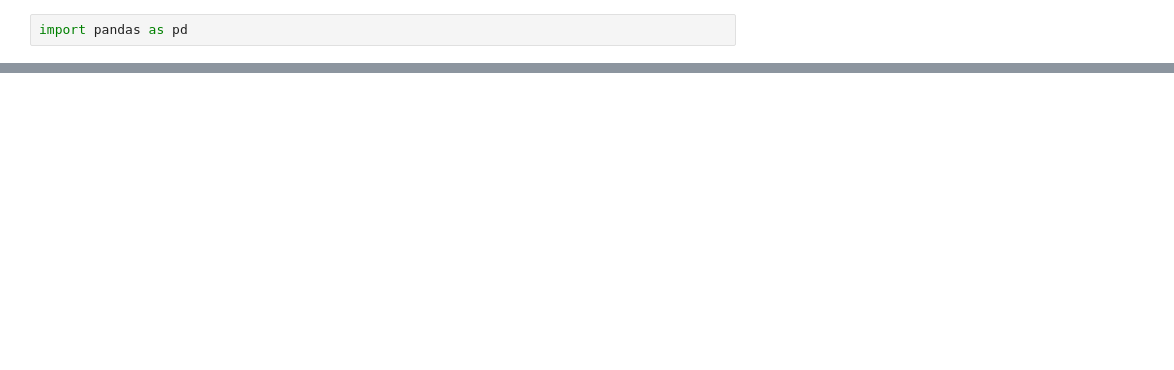
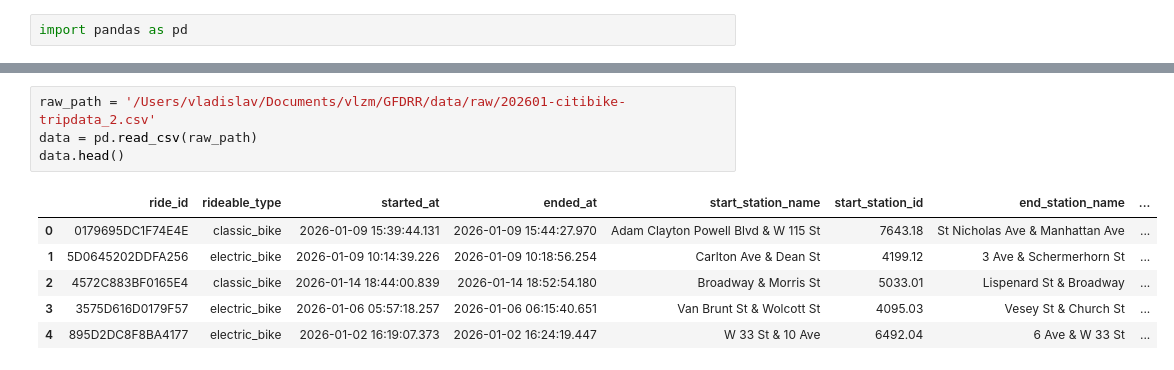
Before and after one commit to vlzm/GFDRR, a Jupyter notebook: notebooks/00_EDA.ipynb, the cells around one changed output, grey strips where cells are left out. Drawn from its saved outputs; the diff is of its cells as text; blank space fills up the shorter version.

```diff
--- a/notebooks/00_EDA.ipynb
+++ b/notebooks/00_EDA.ipynb
@@ -13,0 +25,11 @@ data.head()
+# %%
+raw_path = '/Users/vladislav/Documents/vlzm/GFDRR/data/raw/202601-citibike-tripdata_2.csv'
+data = pd.read_csv(raw_path)
+data.head()
+# %% [output]
+|  | ride_id | rideable_type | started_at | ended_at | start_station_name | start_station_id | end_station_name | ... |
+| 0 | 0179695DC1F74E4E | classic_bike | 2026-01-09 15:39:44.131 | 2026-01-09 15:44:27.970 | Adam Clayton Powell Blvd & W 115 St | 7643.18 | St Nicholas Ave & Manhattan Ave | ... |
+| 1 | 5D0645202DDFA256 | electric_bike | 2026-01-09 10:14:39.226 | 2026-01-09 10:18:56.254 | Carlton Ave & Dean St | 4199.12 | 3 Ave & Schermerhorn St | ... |
+| 2 | 4572C883BF0165E4 | classic_bike | 2026-01-14 18:44:00.839 | 2026-01-14 18:52:54.180 | Broadway & Morris St | 5033.01 | Lispenard St & Broadway | ... |
+| 3 | 3575D616D0179F57 | electric_bike | 2026-01-06 05:57:18.257 | 2026-01-06 06:15:40.651 | Van Brunt St & Wolcott St | 4095.03 | Vesey St & Church St | ... |
+| 4 | 895D2DC8F8BA4177 | electric_bike | 2026-01-02 16:19:07.373 | 2026-01-02 16:24:19.447 | W 33 St & 10 Ave | 6492.04 | 6 Ave & W 33 St | ... |
```
Also changed, not shown: parts of 6 cells of this notebook.
